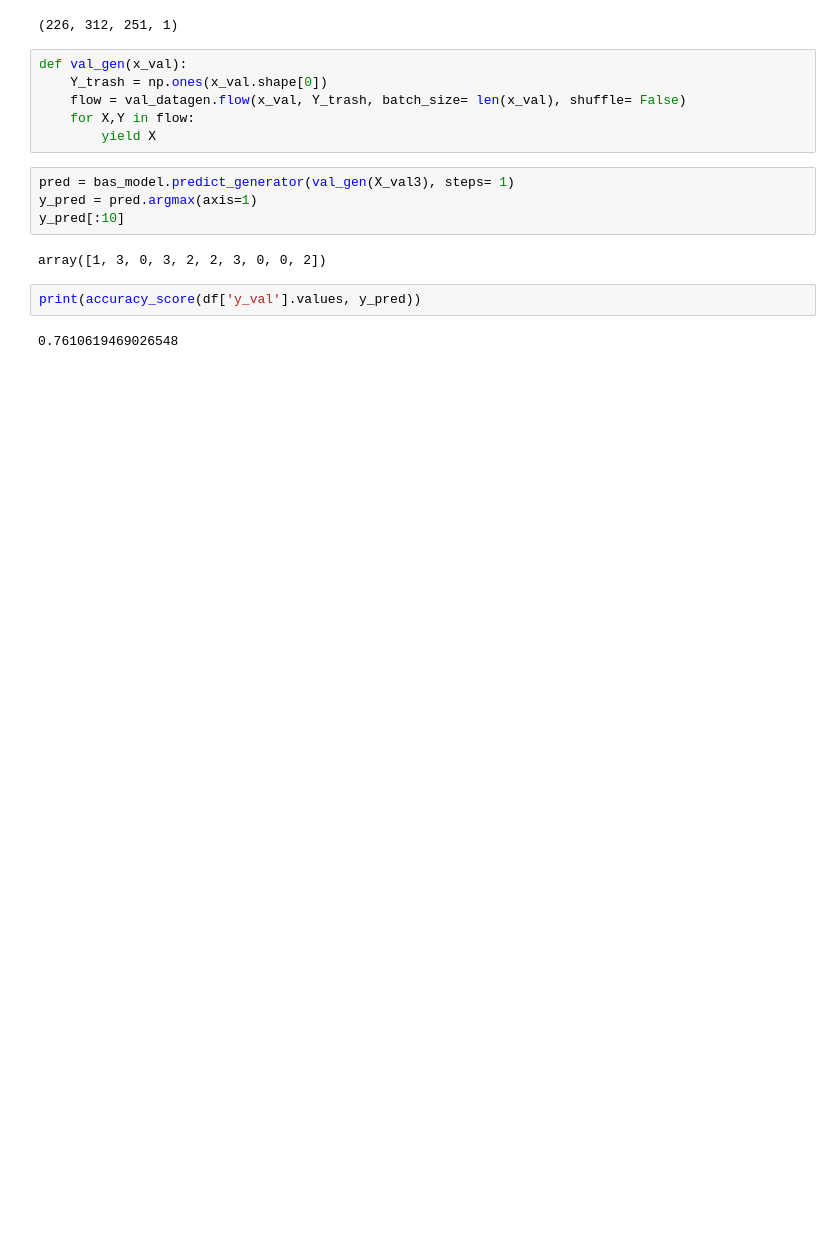
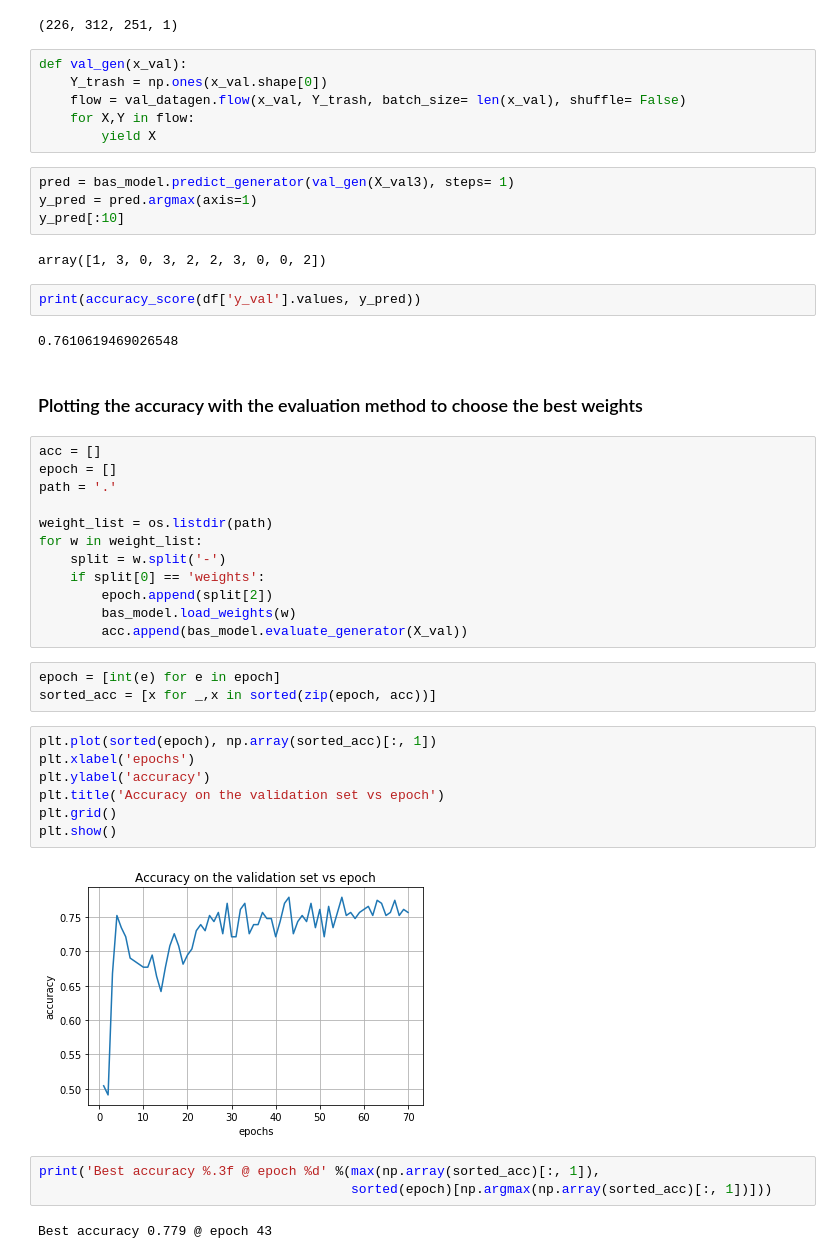
Before and after one commit to bt2513/covid_sp20, a Jupyter notebook: 3. Improving our model.ipynb, the cells around one changed output. Cells and saved outputs as stored; diff of their text form; blank space fills up the shorter version.

```diff
--- a/3. Improving our model.ipynb
+++ b/3. Improving our model.ipynb
@@ -382,3 +382,34 @@ array([1, 3, 0, 3, 2, 2, 3, 0, 0, 2])
 print(accuracy_score(df['y_val'].values, y_pred))
 # %% [output]
 0.7610619469026548
+# %% [markdown]
+### Plotting the accuracy with the evaluation method to choose the best weights
+# %%
+acc = []
+epoch = []
+path = '.'
+
+weight_list = os.listdir(path)
+for w in weight_list:
+    split = w.split('-')
+    if split[0] == 'weights':
+        epoch.append(split[2])
+        bas_model.load_weights(w)
+        acc.append(bas_model.evaluate_generator(X_val))
+# %%
+epoch = [int(e) for e in epoch]
+sorted_acc = [x for _,x in sorted(zip(epoch, acc))]
+# %%
+plt.plot(sorted(epoch), np.array(sorted_acc)[:, 1])
+plt.xlabel('epochs')
+plt.ylabel('accuracy')
+plt.title('Accuracy on the validation set vs epoch')
+plt.grid()
+plt.show()
+# %% [output]
+[figure, added]
+# %%
+print('Best accuracy %.3f @ epoch %d' %(max(np.array(sorted_acc)[:, 1]),
+                                        sorted(epoch)[np.argmax(np.array(sorted_acc)[:, 1])]))
+# %% [output]
+Best accuracy 0.779 @ epoch 43
```
Also changed, not shown: parts of 4 cells of this notebook.
